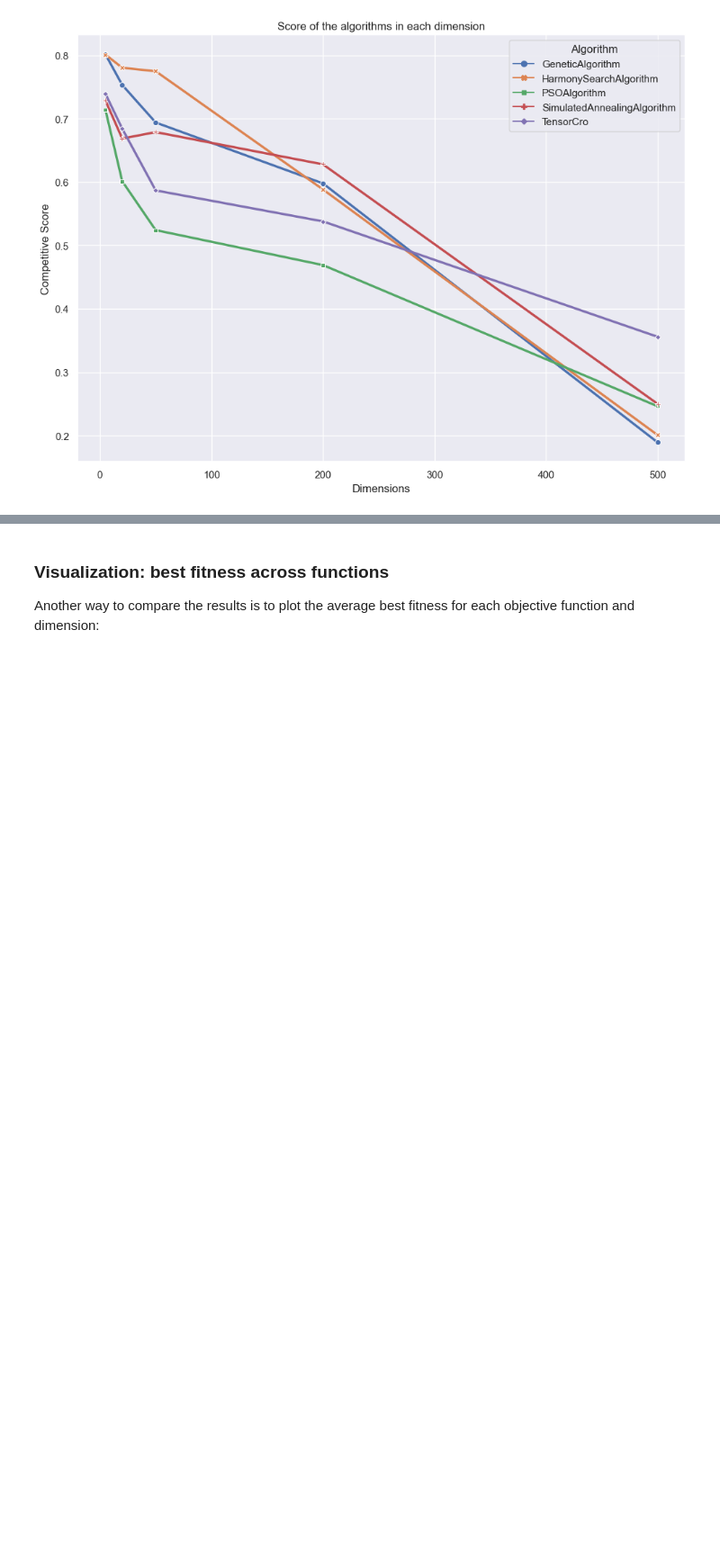
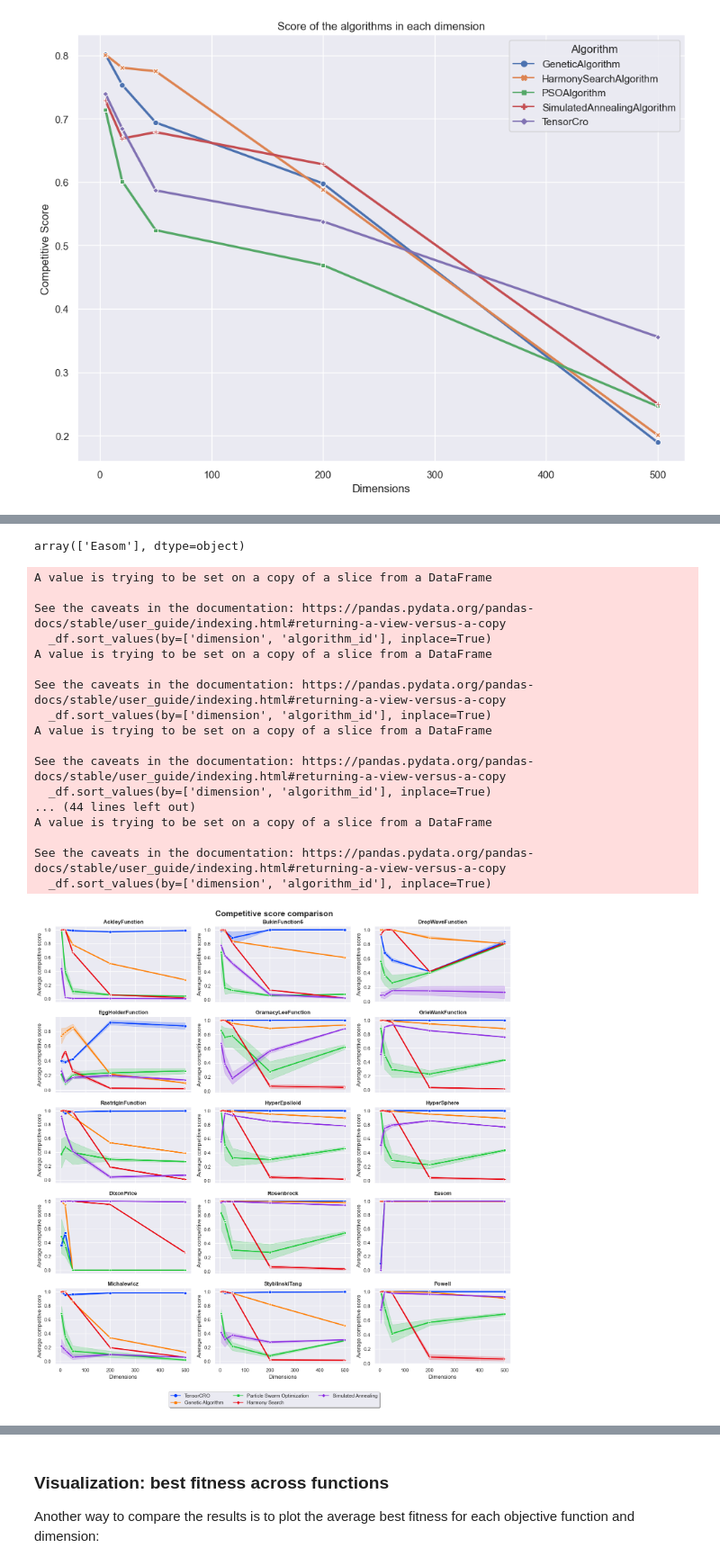
Before and after one commit to vgarciasc/TensorCRO, a Jupyter notebook: experiments/print_results.ipynb, the cells around one changed output, grey strips where cells are left out. Shown at 90% size. Cells and saved outputs as stored; diff of their text form; code cells hidden in the pictures; blank space fills up the shorter version.

Commit message:
adding score comparison

```diff
--- a/experiments/print_results.ipynb
+++ b/experiments/print_results.ipynb
@@ -119,0 +150,9 @@ fig.figure.savefig('./results/test_1.png')
+# %%
+df = df_t1
+
+# Calculate the minimum and maximum fitness for each algorithm, function, and dimension group
+grouped = df.groupby(['function', 'dimension'])['best_fit']
+min_fitness = grouped.min()
+max_fitness = grouped.max()
+
+min_fitness
@@ -119,0 +173,53 @@ fig.figure.savefig('./results/test_1.png')
+# %%
+# Merge the calculated minimum and maximum fitness back to the original DataFrame
+df = df.merge(min_fitness, on=['function', 'dimension'], suffixes=('', '_min'))
+df = df.merge(max_fitness, on=['function', 'dimension'], suffixes=('', '_max'))
+
+# Calculate the score using the provided formula
+df['score'] = 1 - (df['best_fit'] - df['best_fit_min']) / (df['best_fit_max'] - df['best_fit_min'])
+# %%
+# Check if 'score' is NaN somewhere:
+df[df['score'].isna()]['function'].unique()
+# %% [output]
+array(['Easom'], dtype=object)
+# %%
+df['score'] = df['score'].fillna(1)
+# %%
+sns.set_style('darkgrid')
+sns.set_palette('bright')
+fig, axs = plt.subplots(5, 3, figsize=(15, 15), sharex=True)
+
+for ax, obj_fn in zip(axs.flat, df_t1['function'].unique()):
+    _df = df[df['function'] == obj_fn]
+    _df.sort_values(by=['dimension', 'algorithm_id'], inplace=True)
+    sns.lineplot(data=_df, x="dimension", y="score", hue="algorithm_name", style="algorithm_name",
+                 markers=True, dashes=False, linewidth=2.5, legend=(ax == axs.flat[-1]), ax=ax)
+    ax.set_title(obj_fn, fontweight='bold')
+    ax.set_ylabel("Average competitive score")
+    ax.set_xlabel("Dimensions")
+
+lines, labels = ax.get_legend_handles_labels()
+ax.get_legend().remove()
+lgd = fig.legend(lines, labels, loc='outside lower center', bbox_to_anchor=(0.5, -0.05), ncol=3, fancybox=True, shadow=True)
+ttl = plt.suptitle('Competitive score comparison', fontweight='bold', fontsize=18)
+plt.tight_layout()
+plt.savefig('./results/test_1_score.png', dpi=300, bbox_extra_artists=[lgd, ttl], bbox_inches='tight')
+# %% [output]
+A value is trying to be set on a copy of a slice from a DataFrame
+
+See the caveats in the documentation: https://pandas.pydata.org/pandas-docs/stable/user_guide/indexing.html#returning-a-view-versus-a-copy
+  _df.sort_values(by=['dimension', 'algorithm_id'], inplace=True)
+A value is trying to be set on a copy of a slice from a DataFrame
+
+See the caveats in the documentation: https://pandas.pydata.org/pandas-docs/stable/user_guide/indexing.html#returning-a-view-versus-a-copy
+  _df.sort_values(by=['dimension', 'algorithm_id'], inplace=True)
+A value is trying to be set on a copy of a slice from a DataFrame
+
+See the caveats in the documentation: https://pandas.pydata.org/pandas-docs/stable/user_guide/indexing.html#returning-a-view-versus-a-copy
+  _df.sort_values(by=['dimension', 'algorithm_id'], inplace=True)
+... (44 lines left out)
+A value is trying to be set on a copy of a slice from a DataFrame
+
+See the caveats in the documentation: https://pandas.pydata.org/pandas-docs/stable/user_guide/indexing.html#returning-a-view-versus-a-copy
+  _df.sort_values(by=['dimension', 'algorithm_id'], inplace=True)
+[figure, added]
```
Also changed, not shown: parts of 6 cells of this notebook, 3 other files.
